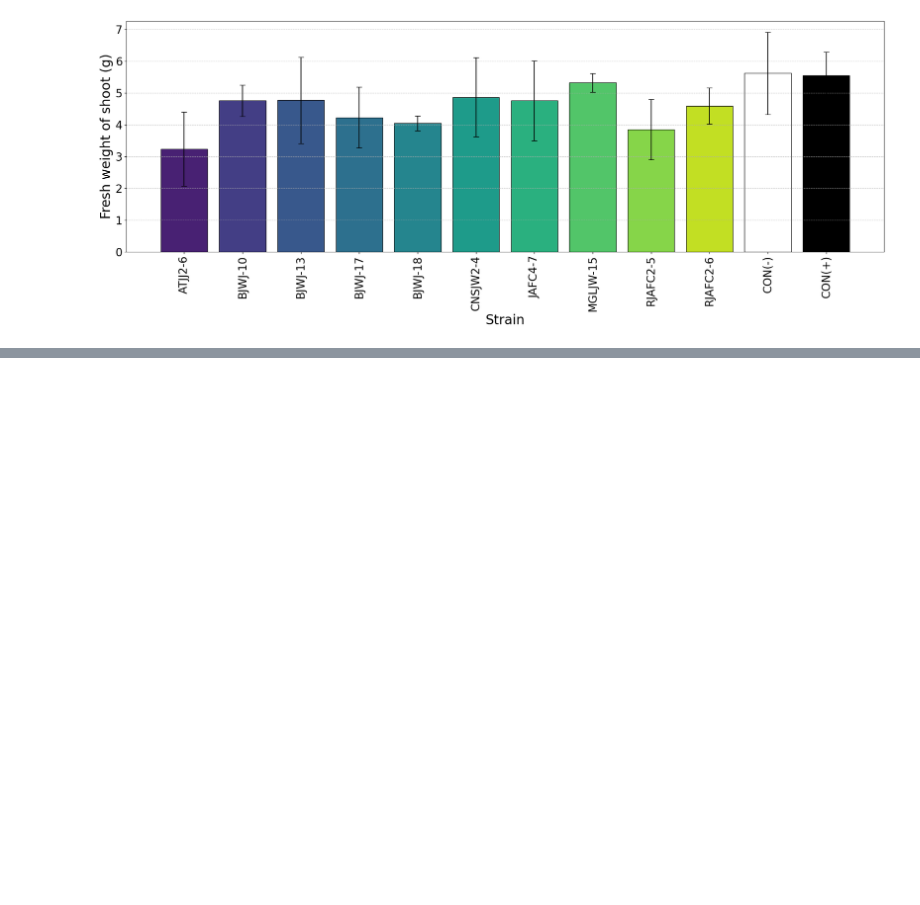
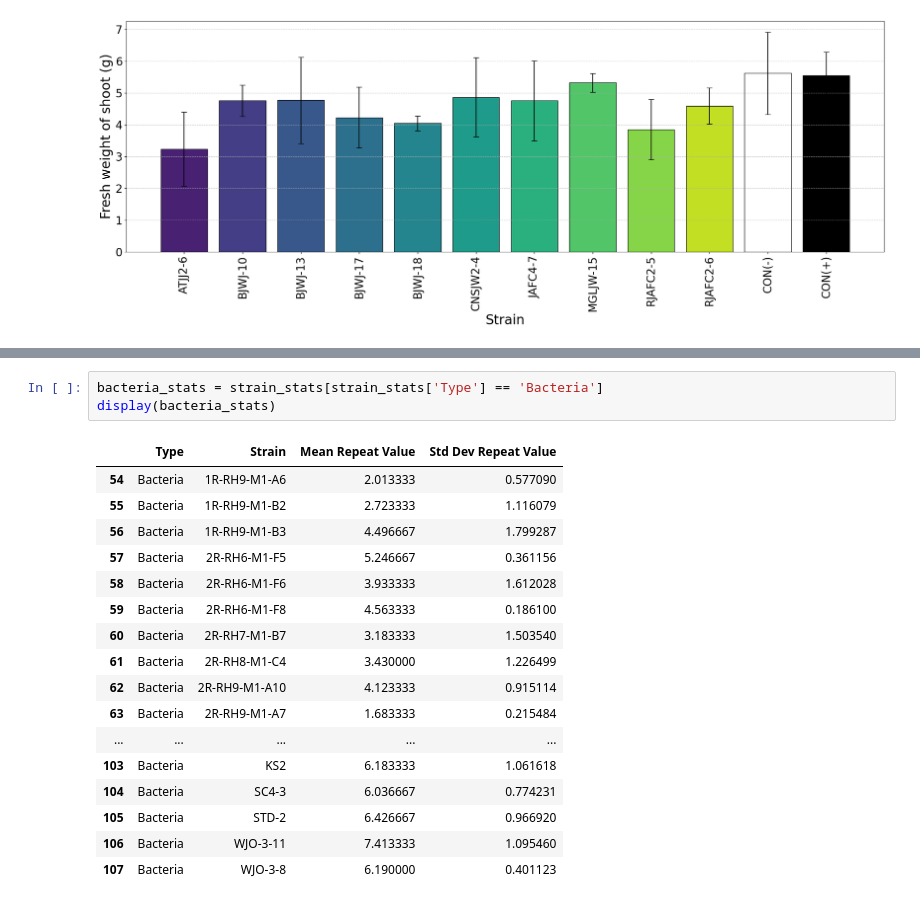
Before and after one commit to jellybbie/study, a Jupyter notebook: scratchpad.ipynb, the cells around one changed output, grey strips where cells are left out. Cells and saved outputs as stored; diff of their text form; blank space fills up the shorter version.

```diff
--- a/scratchpad.ipynb
+++ b/scratchpad.ipynb
@@ -156,0 +265,21 @@ plt.show()
+# %%
+bacteria_stats = strain_stats[strain_stats['Type'] == 'Bacteria']
+display(bacteria_stats)
+# %% [output]
+|  | Type | Strain | Mean Repeat Value | Std Dev Repeat Value |
+| 54 | Bacteria | 1R-RH9-M1-A6 | 2.013333 | 0.577090 |
+| 55 | Bacteria | 1R-RH9-M1-B2 | 2.723333 | 1.116079 |
+| 56 | Bacteria | 1R-RH9-M1-B3 | 4.496667 | 1.799287 |
+| 57 | Bacteria | 2R-RH6-M1-F5 | 5.246667 | 0.361156 |
+| 58 | Bacteria | 2R-RH6-M1-F6 | 3.933333 | 1.612028 |
+| 59 | Bacteria | 2R-RH6-M1-F8 | 4.563333 | 0.186100 |
+| 60 | Bacteria | 2R-RH7-M1-B7 | 3.183333 | 1.503540 |
+| 61 | Bacteria | 2R-RH8-M1-C4 | 3.430000 | 1.226499 |
+| 62 | Bacteria | 2R-RH9-M1-A10 | 4.123333 | 0.915114 |
+| 63 | Bacteria | 2R-RH9-M1-A7 | 1.683333 | 0.215484 |
+| ... | ... | ... | ... | ... |
+| 103 | Bacteria | KS2 | 6.183333 | 1.061618 |
+| 104 | Bacteria | SC4-3 | 6.036667 | 0.774231 |
+| 105 | Bacteria | STD-2 | 6.426667 | 0.966920 |
+| 106 | Bacteria | WJO-3-11 | 7.413333 | 1.095460 |
+| 107 | Bacteria | WJO-3-8 | 6.190000 | 0.401123 |
```
Also changed, not shown: parts of 5 cells of this notebook.
